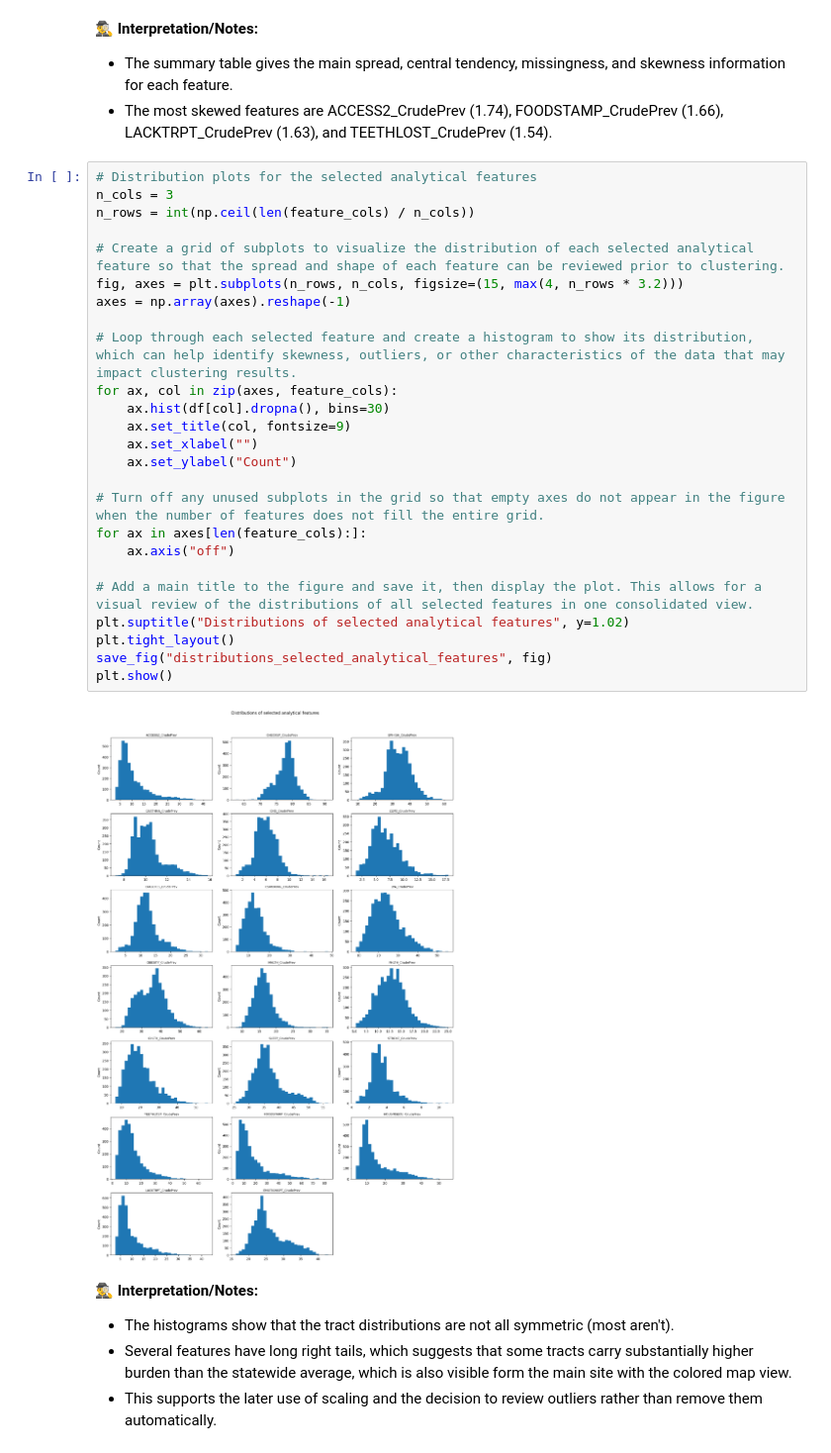
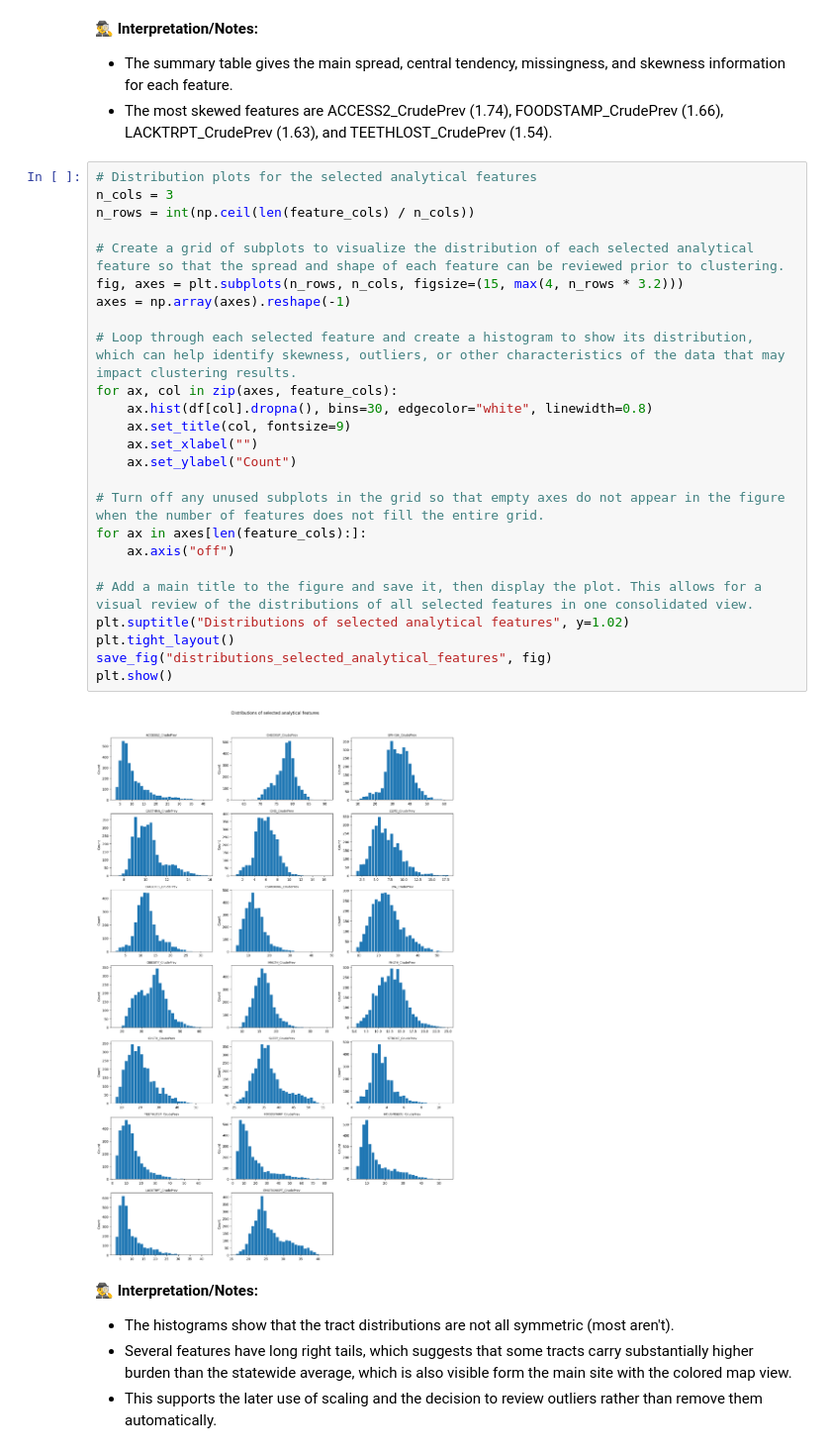
Before and after one commit to dataweby/ToU-Clustering, a Jupyter notebook: notebooks/clustering_capstone.ipynb, the cells around one changed output. Shown at 99% size. Saved outputs shown, nothing was run; the diff lists cells and outputs as text.

```diff
--- a/notebooks/clustering_capstone.ipynb
+++ b/notebooks/clustering_capstone.ipynb
@@ -617,30 +614,30 @@ Saved table: outputs/tables/feature_summary_statistics.csv
 # %%
 # Distribution plots for the selected analytical features
 n_cols = 3
 n_rows = int(np.ceil(len(feature_cols) / n_cols))
 
 # Create a grid of subplots to visualize the distribution of each selected analytical feature so that the spread and shape of each feature can be reviewed prior to clustering.
 fig, axes = plt.subplots(n_rows, n_cols, figsize=(15, max(4, n_rows * 3.2)))
 axes = np.array(axes).reshape(-1)
 
 # Loop through each selected feature and create a histogram to show its distribution, which can help identify skewness, outliers, or other characteristics of the data that may impact clustering results.
 for ax, col in zip(axes, feature_cols):
-    ax.hist(df[col].dropna(), bins=30)
+    ax.hist(df[col].dropna(), bins=30, edgecolor="white", linewidth=0.8)
     ax.set_title(col, fontsize=9)
     ax.set_xlabel("")
     ax.set_ylabel("Count")
 
 # Turn off any unused subplots in the grid so that empty axes do not appear in the figure when the number of features does not fill the entire grid.
 for ax in axes[len(feature_cols):]:
     ax.axis("off")
 
 # Add a main title to the figure and save it, then display the plot. This allows for a visual review of the distributions of all selected features in one consolidated view.
 plt.suptitle("Distributions of selected analytical features", y=1.02)
 plt.tight_layout()
 save_fig("distributions_selected_analytical_features", fig)
 plt.show()
 # %% [output]
-[figure, old version]
+[figure, new version]
 # %% [markdown]
 **🕵️‍♂️ Interpretation/Notes:**<br>
 - The histograms show that the tract distributions are not all symmetric (most aren't).
```
Also changed, not shown: parts of 37 cells of this notebook, 26 other files.
